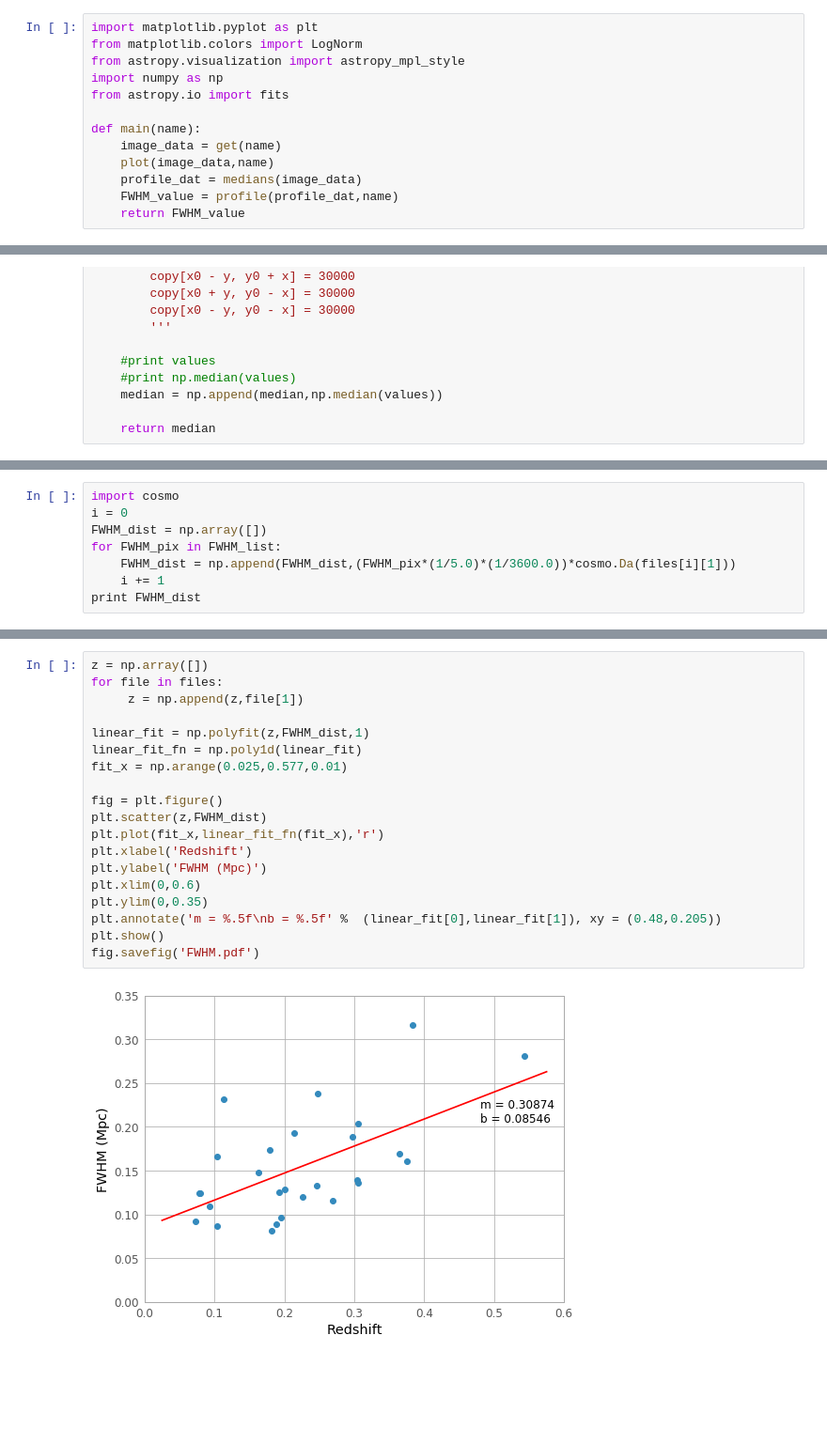
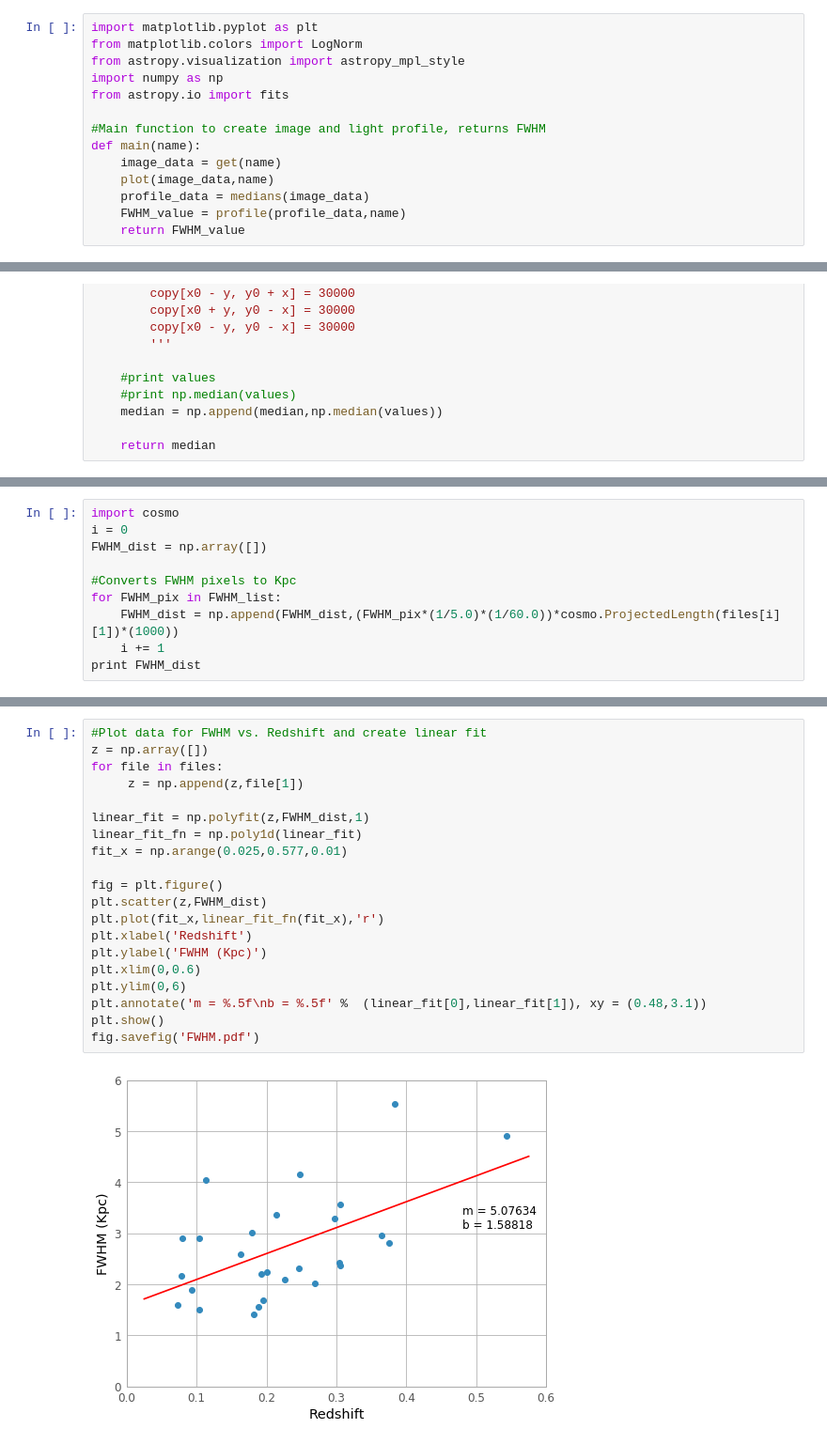
Before and after one commit to defoote/BCG_images, a Jupyter notebook: fits_image.ipynb, the cells around one changed output, grey strips where cells are left out. Shown at 94% size. Saved outputs shown, nothing was run; the diff lists cells and outputs as text; blank space fills up the shorter version.

```diff
--- a/fits_image.ipynb
+++ b/fits_image.ipynb
@@ -19,10 +17,11 @@ from astropy.visualization import astropy_mpl_style
 import numpy as np
 from astropy.io import fits
 
+#Main function to create image and light profile, returns FWHM
 def main(name):
     image_data = get(name)
     plot(image_data,name)
-    profile_dat = medians(image_data)
-    FWHM_value = profile(profile_dat,name)
+    profile_data = medians(image_data)
+    FWHM_value = profile(profile_data,name)
     return FWHM_value
 # %%
@@ -185,8 +191,10 @@ Finished!
 import cosmo
 i = 0
 FWHM_dist = np.array([])
+
+#Converts FWHM pixels to Kpc
 for FWHM_pix in FWHM_list:
-    FWHM_dist = np.append(FWHM_dist,(FWHM_pix*(1/5.0)*(1/3600.0))*cosmo.Da(files[i][1]))
+    FWHM_dist = np.append(FWHM_dist,(FWHM_pix*(1/5.0)*(1/60.0))*cosmo.ProjectedLength(files[i][1])*(1000))
     i += 1
 print FWHM_dist
 # %% [output]
@@ -198,21 +206,22 @@ print FWHM_dist
 # %%
+#Plot data for FWHM vs. Redshift and create linear fit
 z = np.array([])
 for file in files:
      z = np.append(z,file[1])
 
 linear_fit = np.polyfit(z,FWHM_dist,1)
 linear_fit_fn = np.poly1d(linear_fit)
 fit_x = np.arange(0.025,0.577,0.01)
 
 fig = plt.figure()
 plt.scatter(z,FWHM_dist)
 plt.plot(fit_x,linear_fit_fn(fit_x),'r')
 plt.xlabel('Redshift')
-plt.ylabel('FWHM (Mpc)')
+plt.ylabel('FWHM (Kpc)')
 plt.xlim(0,0.6)
-plt.ylim(0,0.35)
-plt.annotate('m = %.5f\nb = %.5f' %  (linear_fit[0],linear_fit[1]), xy = (0.48,0.205))
+plt.ylim(0,6)
+plt.annotate('m = %.5f\nb = %.5f' %  (linear_fit[0],linear_fit[1]), xy = (0.48,3.1))
 plt.show()
 fig.savefig('FWHM.pdf')
 # %% [output]
-[figure, old version]
+[figure, new version]
```
Also changed, not shown: parts of 12 cells of this notebook, 1 other file.
